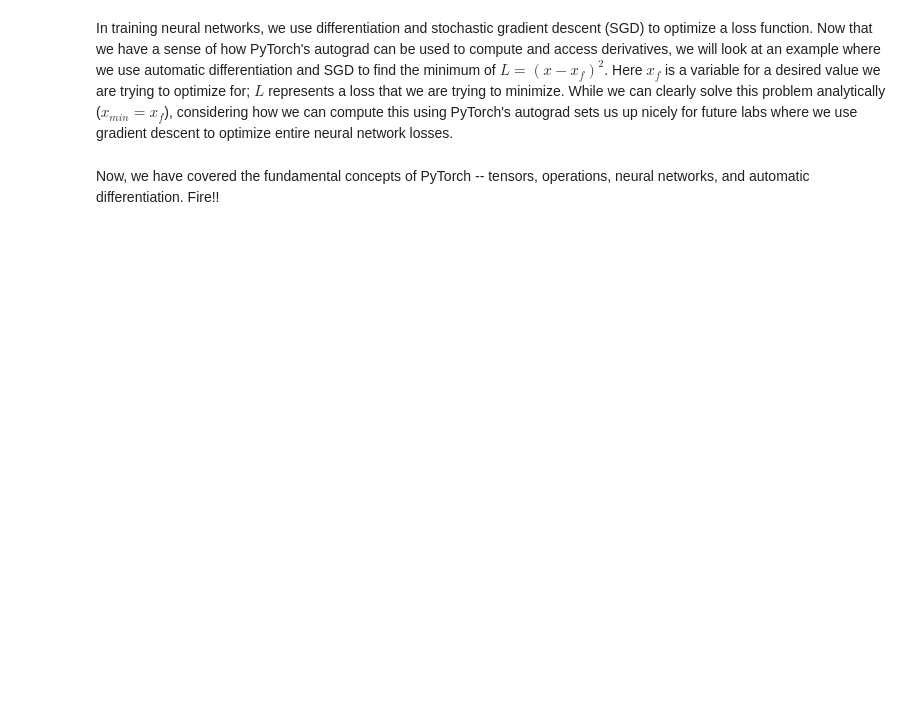
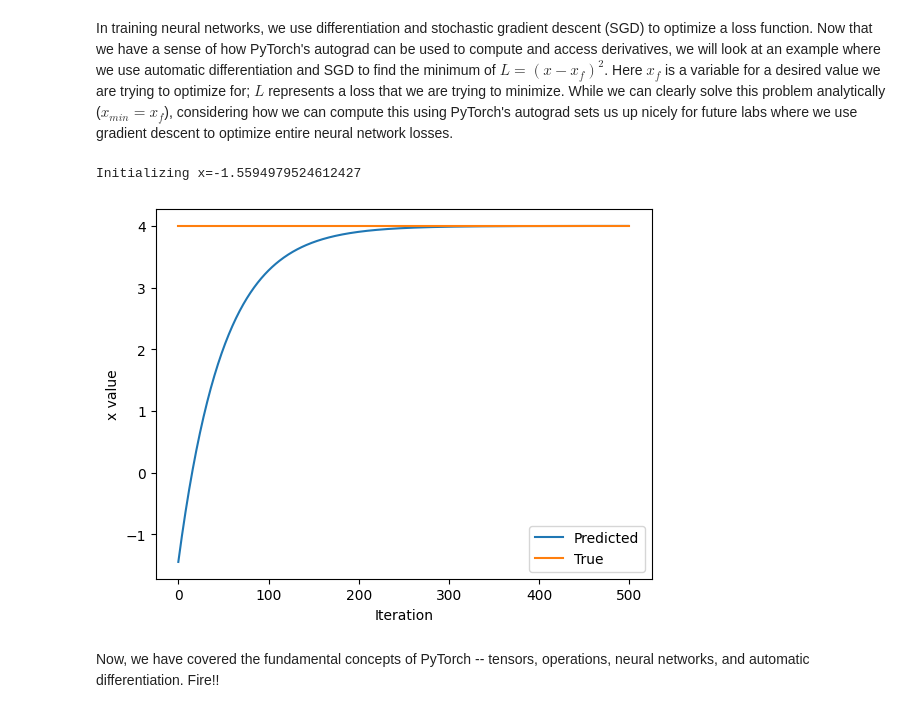
Before and after one commit to swastik-prog/SLab1, a Jupyter notebook: lab1/6S191_PT_Part1_Intro.ipynb, the cells around one changed output. Cells and saved outputs as stored; diff of their text form; code cells hidden in the pictures; blank space fills up the shorter version.

```diff
--- a/lab1/6S191_PT_Part1_Intro.ipynb
+++ b/lab1/6S191_PT_Part1_Intro.ipynb
@@ -309,33 +483,36 @@ In training neural networks, we use differentiation and stochastic gradient desc
 x = torch.randn(1)
 print(f"Initializing x={x.item()}")
 
 learning_rate = 1e-2  # Learning rate
 history = []
 x_f = 4  # Target value
 
 
 # We will run gradient descent for a number of iterations. At each iteration, we compute the loss,
 #   compute the derivative of the loss with respect to x, and perform the update.
 for i in range(500):
     x = torch.tensor([x], requires_grad=True)
 
     # TODO: Compute the loss as the square of the difference between x and x_f
-    loss = # TODO
+    loss = (x - x_f) ** 2
 
     # Backpropagate through the loss to compute gradients
     loss.backward()
 
     # Update x with gradient descent
     x = x.item() - learning_rate * x.grad
 
     history.append(x.item())
 
 # Plot the evolution of x as we optimize toward x_f!
 plt.plot(history)
 plt.plot([0, 500], [x_f, x_f])
 plt.legend(('Predicted', 'True'))
 plt.xlabel('Iteration')
 plt.ylabel('x value')
 plt.show()
+# %% [output]
+Initializing x=-1.5594979524612427
+[figure, added]
 # %% [markdown]
 Now, we have covered the fundamental concepts of PyTorch -- tensors, operations, neural networks, and automatic differentiation. Fire!!
```
Also changed, not shown: parts of 18 cells of this notebook.
